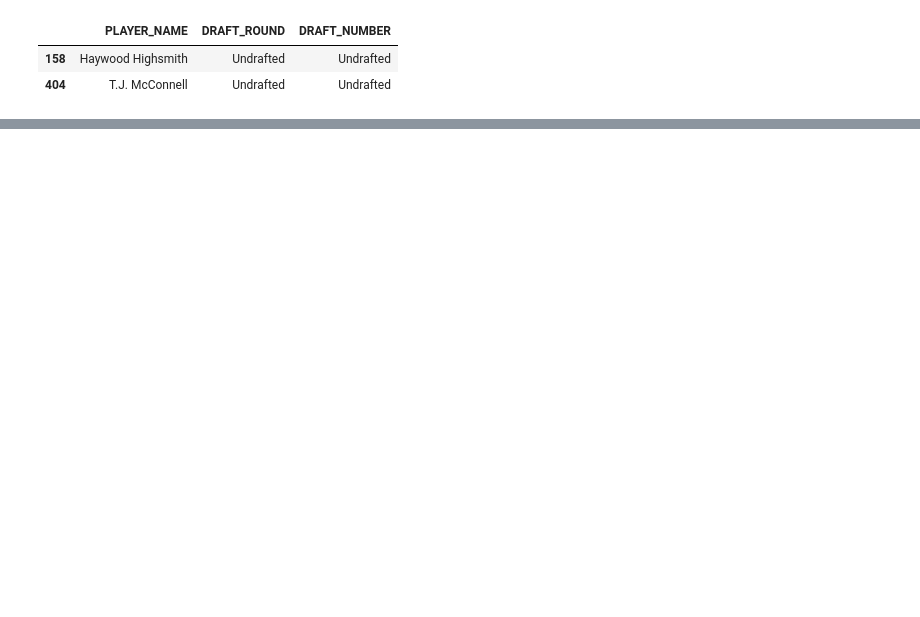
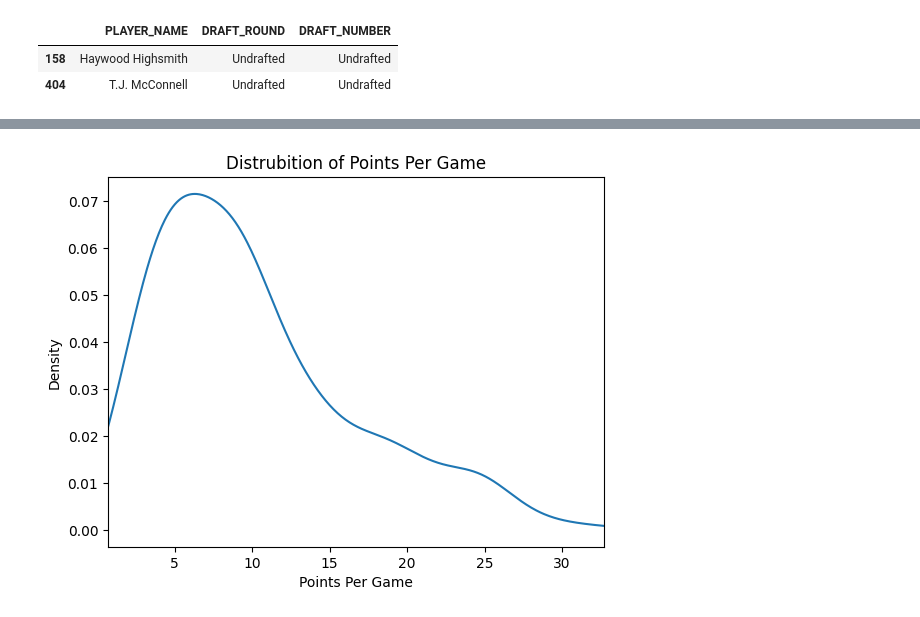
Before and after one commit to jasonherz41/nba_Jason, a Jupyter notebook: NBA_Project.ipynb, the cells around one changed output, grey strips where cells are left out. Cells and saved outputs as stored; diff of their text form; code cells hidden in the pictures; blank space fills up the shorter version.

```diff
--- a/NBA_Project.ipynb
+++ b/NBA_Project.ipynb
@@ -66,0 +113,11 @@ nba_df.loc[nba_df["PLAYER_NAME"].isin(["Haywood Highsmith", "T.J. McConnell"]),[
+# %%
+team_df = pd.DataFrame({"TEAM_ABBREVIATION": ["ATL", "BOS", "BKN", "CHA", "CHI", "CLE", "DAL", "DEN", "DET", "GSW",
+        "HOU", "IND", "LAC", "LAL", "MEM", "MIA", "MIL", "MIN", "NOP", "NYK",
+        "OKC", "ORL", "PHI", "PHX", "POR", "SAC", "SAS", "TOR", "UTA", "WAS"],
+        "WINS": [40, 61, 26, 19, 39, 64, 39, 50, 44, 48, 52, 50, 50, 50, 48, 37, 48, 49, 21, 51, 68, 41, 24, 36, 36, 40, 34, 30, 17, 18],
+        "LOSSES": [42, 21, 56, 63, 43, 18, 43, 32, 38, 34, 30, 32, 32, 32, 34, 45, 34, 33, 61, 31, 14, 41, 58, 46, 46, 42, 38, 52, 65, 64],
+        "TEAM_POINT_DIFF": [-3.4, 9.1, -5.1, -9.3, -6.2, 9.5, 2.4, 3.8, 1.9, 3.3, 4.0, -1.5, 2.1, -1.5, -1.3, 2.6, 1.8, 5.1, -9.5, 4.1, 12.9, 5.2, -2.1, 1.5, -8.5, 2.3, -1.2, -5.9, -6.7, -12.3]})
+#created data set with new information
+# %%
+team_df["WIN_PCT"] = team_df["WINS"]/82
+team_df.head()
@@ -66,0 +131,4 @@ nba_df.loc[nba_df["PLAYER_NAME"].isin(["Haywood Highsmith", "T.J. McConnell"]),[
+# %%
+nba_df = nba_df.merge(team_df, on = "TEAM_ABBREVIATION", how="left")
+nba_df.head()
+# merged my two data sets
@@ -66,0 +143,4 @@ nba_df.loc[nba_df["PLAYER_NAME"].isin(["Haywood Highsmith", "T.J. McConnell"]),[
+# %%
+nba_df["ADJ_PLUS_MINUS"]= nba_df["PLUS_MINUS"] - nba_df["TEAM_POINT_DIFF"]
+nba_df.head()
+# this is more important plus/minus
@@ -66,0 +155,9 @@ nba_df.loc[nba_df["PLAYER_NAME"].isin(["Haywood Highsmith", "T.J. McConnell"]),[
+# %%
+nba_df["PTS"].plot(kind = "density")
+
+plt.title("Distrubition of Points Per Game")
+plt.xlabel("Points Per Game")
+plt.xlim(nba_df["PTS"].min(), nba_df["PTS"].max())
+plt.show()
+# %% [output]
+[figure, added]
```
Also changed, not shown: parts of 38 cells of this notebook.
